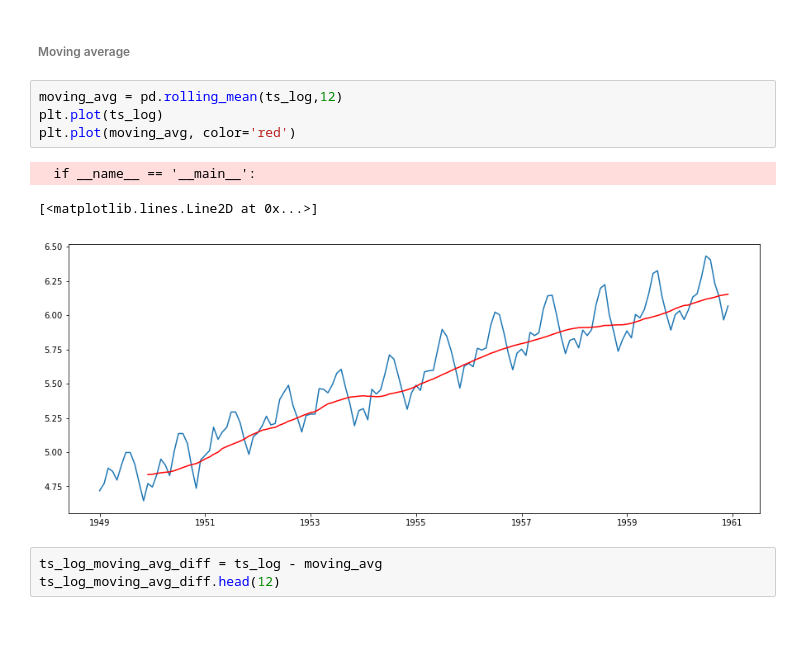
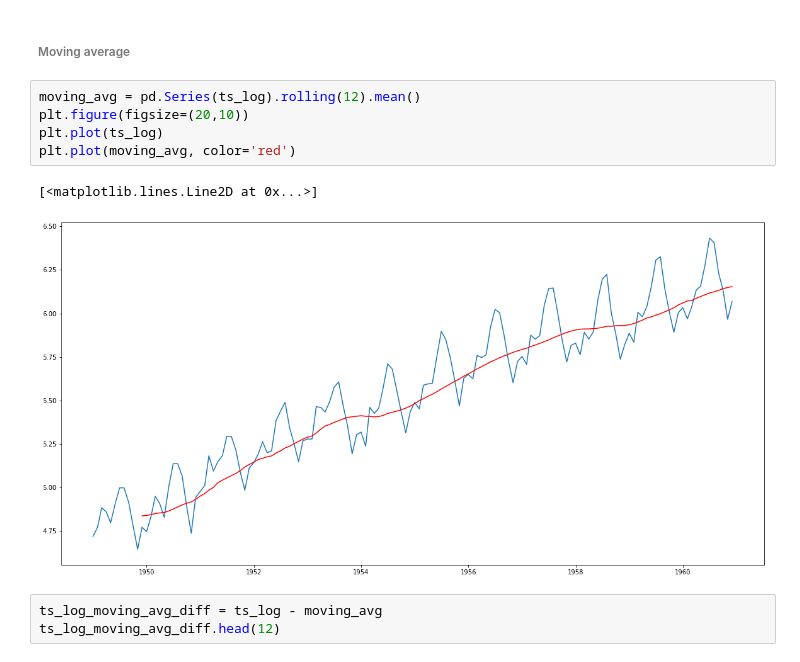
Before and after one commit to jacobstallone/Time_Series_ARIMA--Blog-and-code-, a Jupyter notebook: Time Series.ipynb, the cells around one changed output. Saved outputs shown, nothing was run; the diff lists cells and outputs as text; blank space fills up the shorter version.

```diff
--- a/Time Series.ipynb
+++ b/Time Series.ipynb
@@ -191,13 +197,13 @@ plt.plot(ts_log)
 # %% [markdown]
 ###### Moving average
 # %%
-moving_avg = pd.rolling_mean(ts_log,12)
+moving_avg = pd.Series(ts_log).rolling(12).mean()
+plt.figure(figsize=(20,10))
 plt.plot(ts_log)
 plt.plot(moving_avg, color='red')
 # %% [output]
-  if __name__ == '__main__':
+[<matplotlib.lines.Line2D at 0x...>]
-[<matplotlib.lines.Line2D at 0x...>]
-[figure, old version]
+[figure, new version]
 # %%
 ts_log_moving_avg_diff = ts_log - moving_avg
 ts_log_moving_avg_diff.head(12)
```
Also changed, not shown: parts of 18 cells of this notebook.
